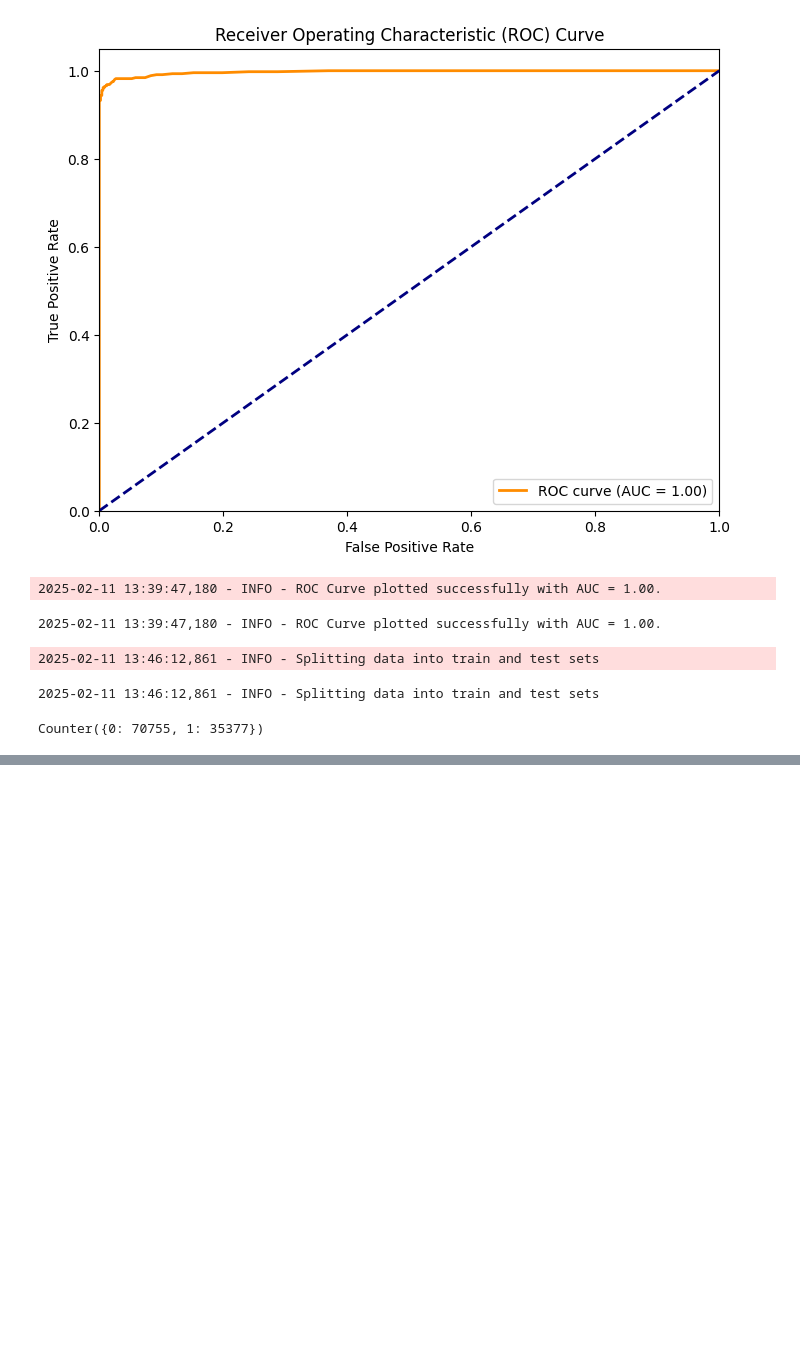
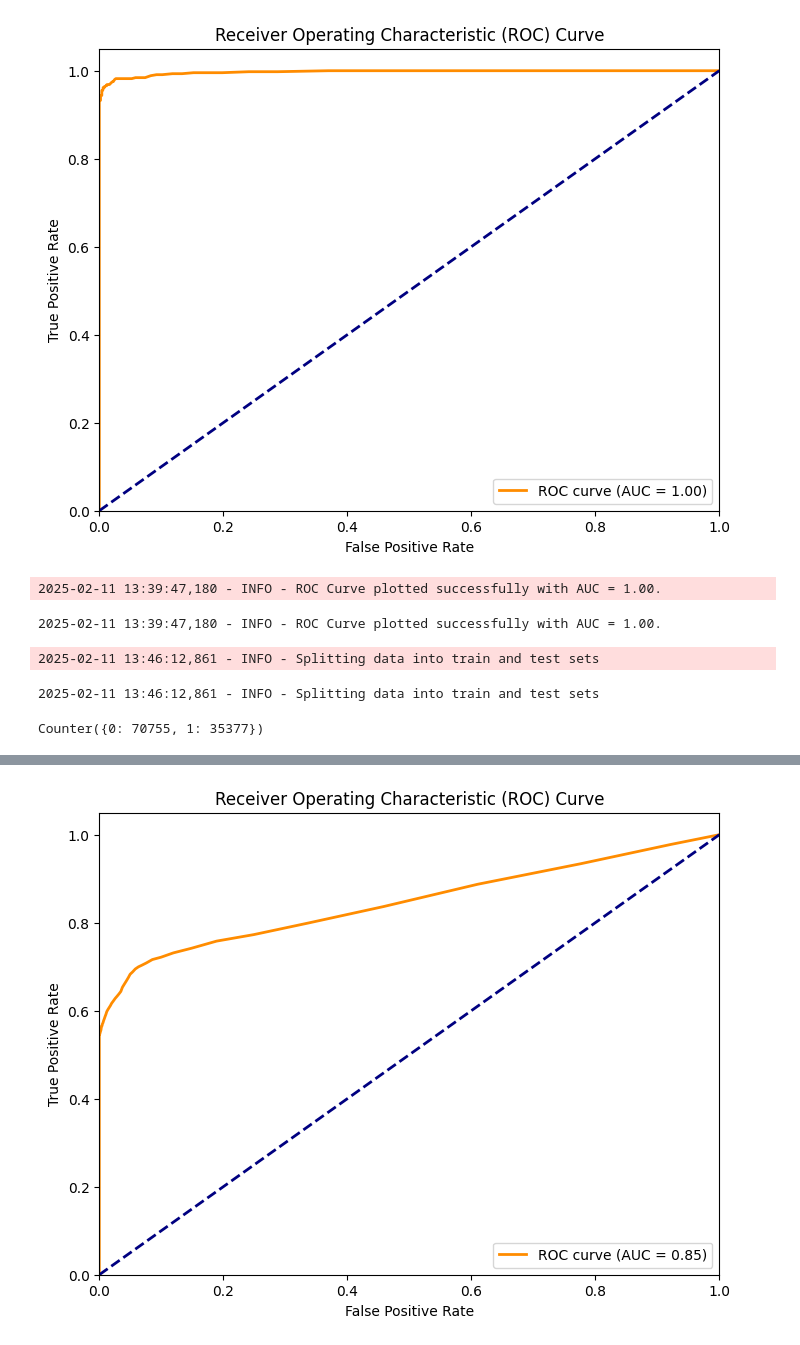
Before and after one commit to dagiteferi/fraud-detection-models, a Jupyter notebook: notebooks/Model_Explainability.ipynb, the cells around one changed output, grey strips where cells are left out. Saved outputs shown, nothing was run; the diff lists cells and outputs as text; code cells hidden in the pictures; blank space fills up the shorter version.

```diff
--- a/notebooks/Model_Explainability.ipynb
+++ b/notebooks/Model_Explainability.ipynb
@@ -180,0 +203,4 @@ Counter({0: 70755, 1: 35377})
+# %%
+plot_roc_auc(model_fraud, X_test, y_test)
+# %% [output]
+[figure, added]
```
Also changed, not shown: parts of 4 cells of this notebook, 1 other file.
